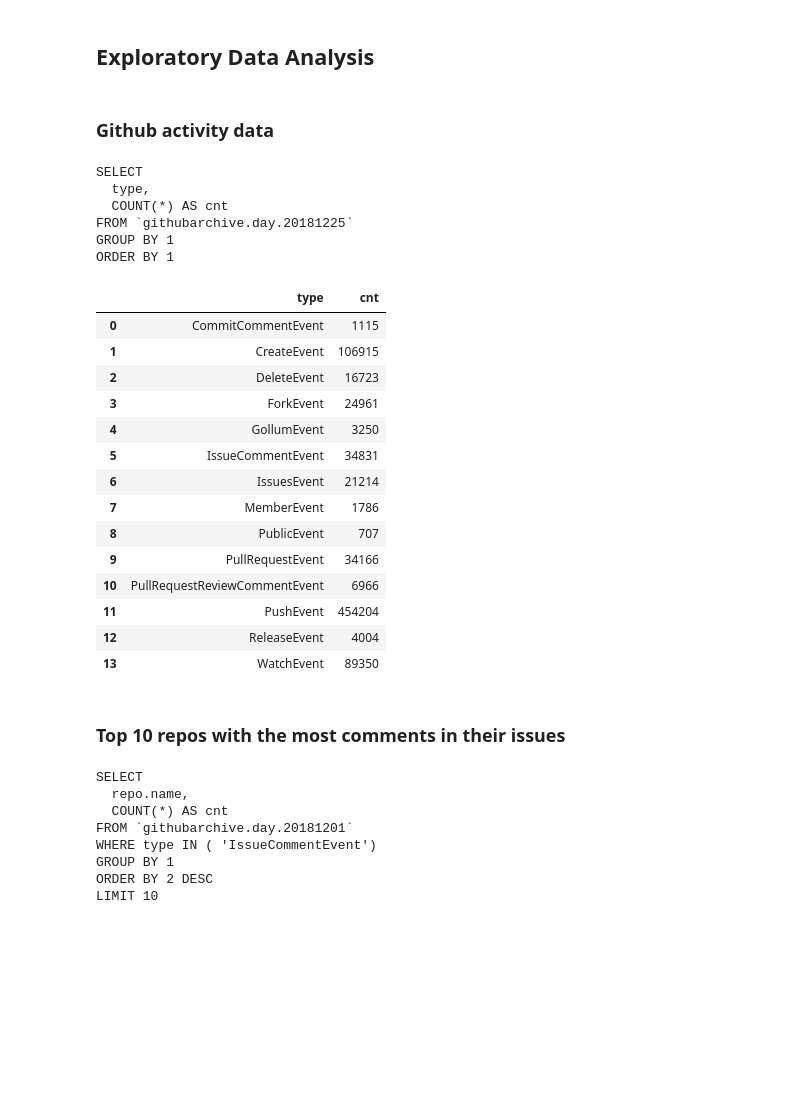
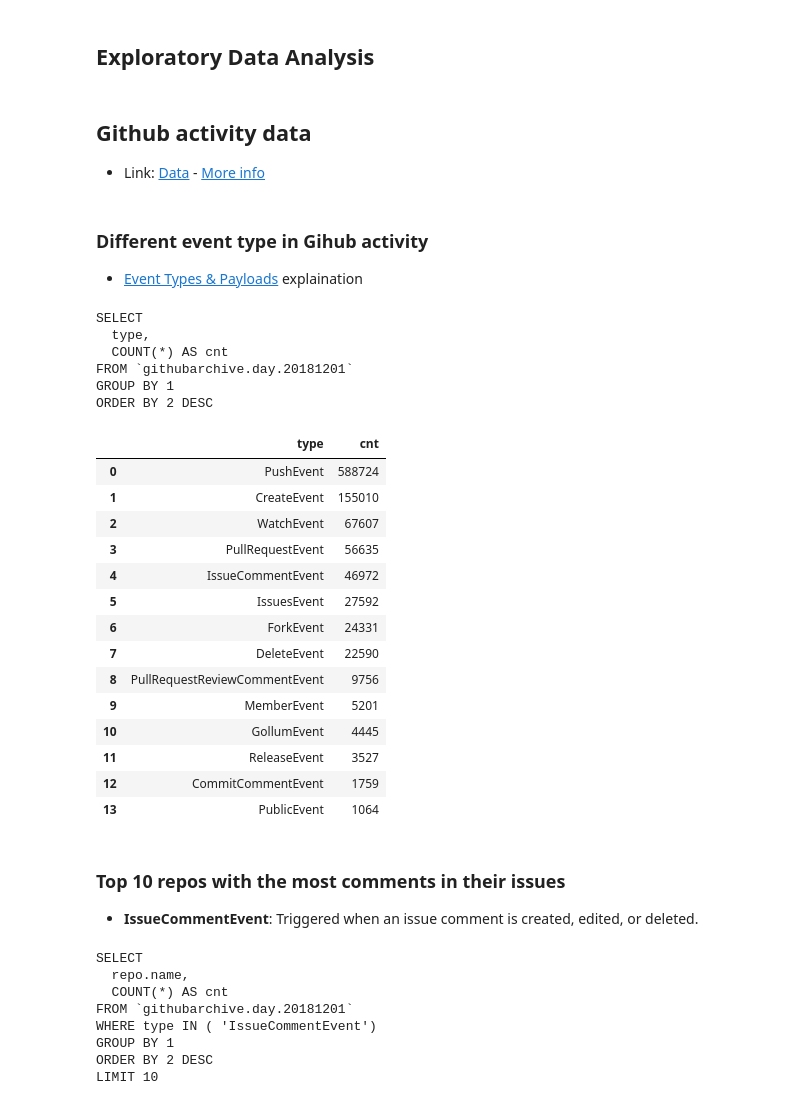
Before and after one commit to tuanavu/airflow-tutorial, a Jupyter notebook: notebooks/gcloud-example/github-trend-analysis.ipynb, the cells around one changed output. Saved outputs shown, nothing was run; the diff lists cells and outputs as text; code cells hidden in the pictures; blank space fills up the shorter version.

```diff
--- a/notebooks/gcloud-example/github-trend-analysis.ipynb
+++ b/notebooks/gcloud-example/github-trend-analysis.ipynb
@@ -7,49 +7,55 @@ import pandas as pd
 ## Input parameters
 # %%
 project_id = "your-project-id"
-process_date = "20181201"
+process_date = "2018-12-01"
+process_date_nodash = "20181201"
 # %% [markdown]
 ## Exploratory Data Analysis
-# %% [markdown]
-### Github activity data
+# %% [markdown]
+## Github activity data
+- Link: [Data](https://bigquery.cloud.google.com/table/githubarchive:day.20181230) - [More info](https://blog.github.com/2017-01-19-github-data-ready-for-you-to-explore-with-bigquery/)
+# %% [markdown]
+### Different event type in Gihub activity
+- [Event Types & Payloads](https://developer.github.com/v3/activity/events/types/) explaination
 # %%
 query = """
 SELECT
   type,
   COUNT(*) AS cnt
 FROM `githubarchive.day.{0}`
 GROUP BY 1
-ORDER BY 1
-""".format(process_date)
+ORDER BY 2 DESC
+""".format(process_date_nodash)
 
 print (query)
 
 df = pd.read_gbq(query, project_id=project_id, dialect='standard')
 df.head(20)
 # %% [output]
 SELECT
   type,
   COUNT(*) AS cnt
-FROM `githubarchive.day.20181225`
+FROM `githubarchive.day.20181201`
 GROUP BY 1
-ORDER BY 1
+ORDER BY 2 DESC
 |  | type | cnt |
-| 0 | CommitCommentEvent | 1115 |
-| 1 | CreateEvent | 106915 |
-| 2 | DeleteEvent | 16723 |
-| 3 | ForkEvent | 24961 |
-| 4 | GollumEvent | 3250 |
-| 5 | IssueCommentEvent | 34831 |
-| 6 | IssuesEvent | 21214 |
-| 7 | MemberEvent | 1786 |
-| 8 | PublicEvent | 707 |
-| 9 | PullRequestEvent | 34166 |
-| 10 | PullRequestReviewCommentEvent | 6966 |
-| 11 | PushEvent | 454204 |
-| 12 | ReleaseEvent | 4004 |
-| 13 | WatchEvent | 89350 |
+| 0 | PushEvent | 588724 |
+| 1 | CreateEvent | 155010 |
+| 2 | WatchEvent | 67607 |
+| 3 | PullRequestEvent | 56635 |
+| 4 | IssueCommentEvent | 46972 |
+| 5 | IssuesEvent | 27592 |
+| 6 | ForkEvent | 24331 |
+| 7 | DeleteEvent | 22590 |
+| 8 | PullRequestReviewCommentEvent | 9756 |
+| 9 | MemberEvent | 5201 |
+| 10 | GollumEvent | 4445 |
+| 11 | ReleaseEvent | 3527 |
+| 12 | CommitCommentEvent | 1759 |
+| 13 | PublicEvent | 1064 |
 # %% [markdown]
 ### Top 10 repos with the most comments in their issues
+- __IssueCommentEvent__: Triggered when an issue comment is created, edited, or deleted.
 # %%
 query = """
 SELECT
```
Also changed, not shown: parts of 18 cells of this notebook.
